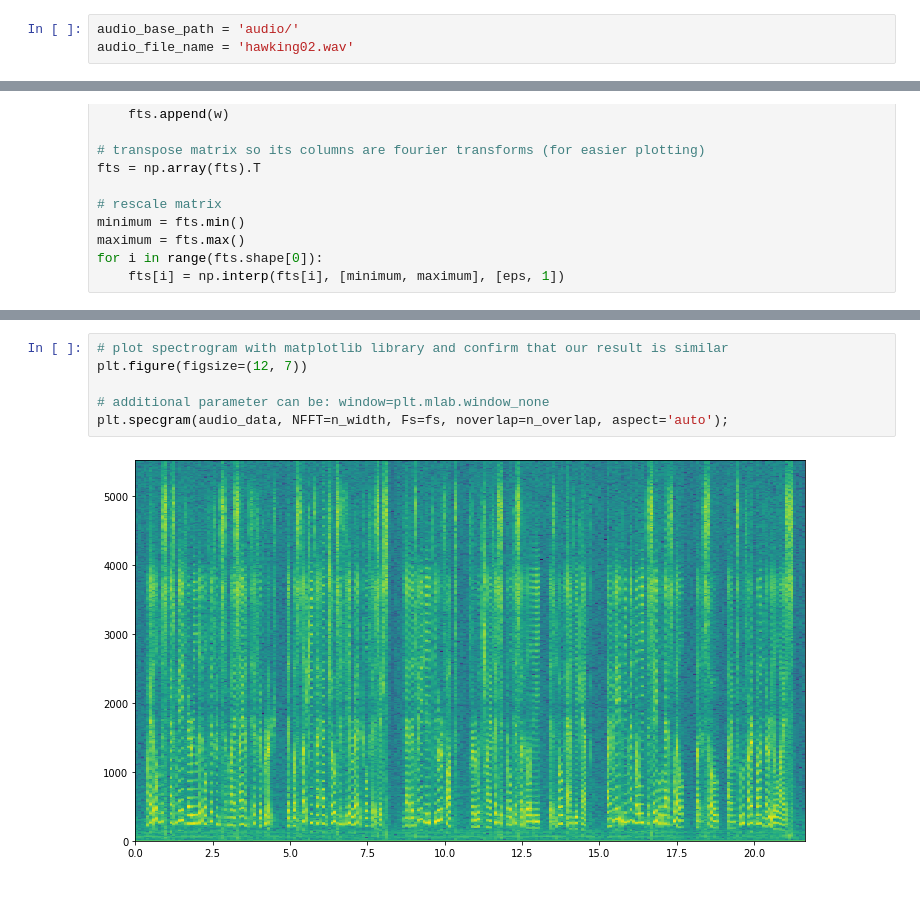
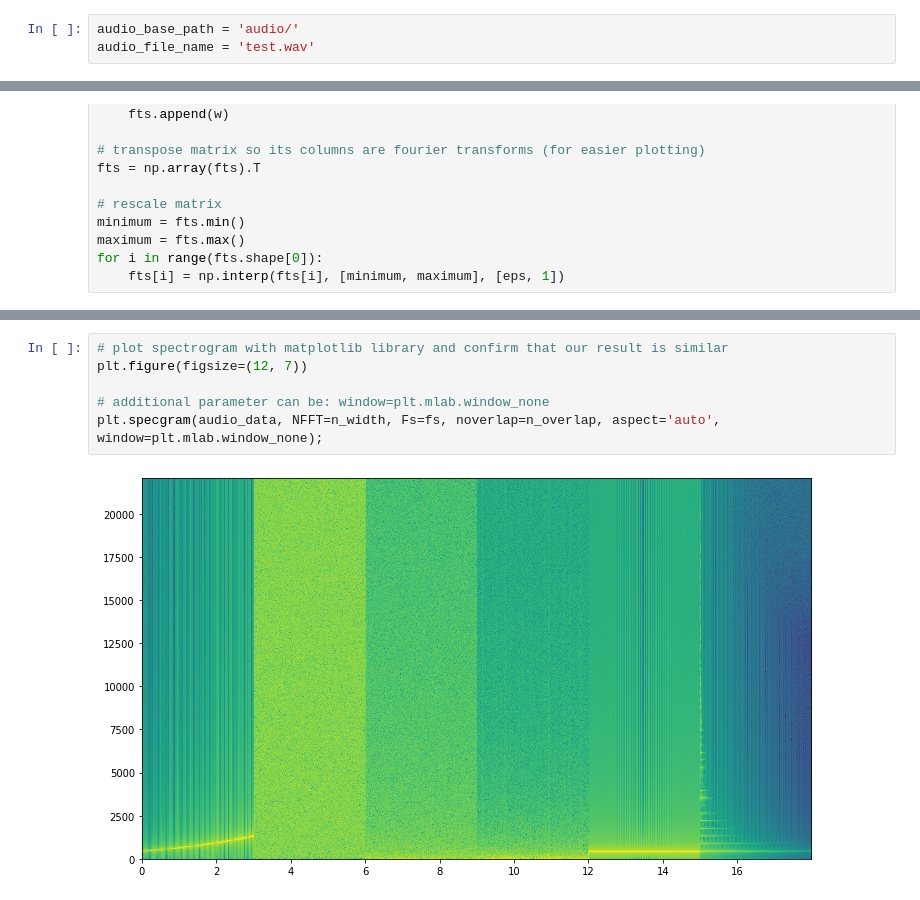
Before and after one commit to lnadi17/spectro-kg, a Jupyter notebook: notebook.ipynb, the cells around one changed output, grey strips where cells are left out. Cells and saved outputs as stored; diff of their text form.

Commit message:
Add test .wav file and set window function to none

```diff
--- a/notebook.ipynb
+++ b/notebook.ipynb
@@ -27,7 +27,7 @@ def read_wav_audio(audio_relative_path):
     return fs, audio_data
 # %%
 audio_base_path = 'audio/'
-audio_file_name = 'hawking02.wav'
+audio_file_name = 'test.wav'
 # %%
 fs, audio_data = read_wav_audio(audio_base_path + audio_file_name)
 # %% [output]
@@ -143,8 +144,8 @@ fts = fts.T
 # %%
 # plot spectrogram with matplotlib library and confirm that our result is similar
 plt.figure(figsize=(12, 7))
 
 # additional parameter can be: window=plt.mlab.window_none
-plt.specgram(audio_data, NFFT=n_width, Fs=fs, noverlap=n_overlap, aspect='auto');
+plt.specgram(audio_data, NFFT=n_width, Fs=fs, noverlap=n_overlap, aspect='auto', window=plt.mlab.window_none);
 # %% [output]
-[figure, old version]
+[figure, new version]
```
Also changed, not shown: parts of 8 cells of this notebook, 1 other file.
